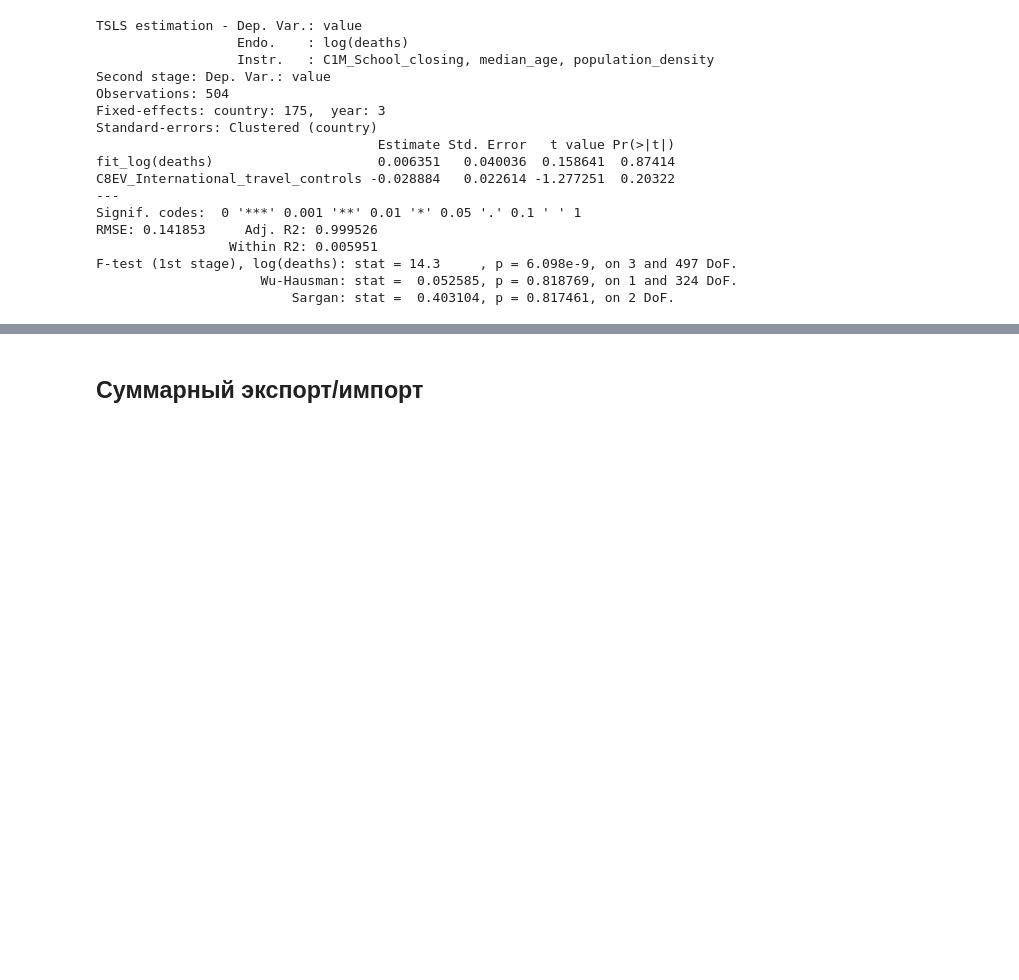
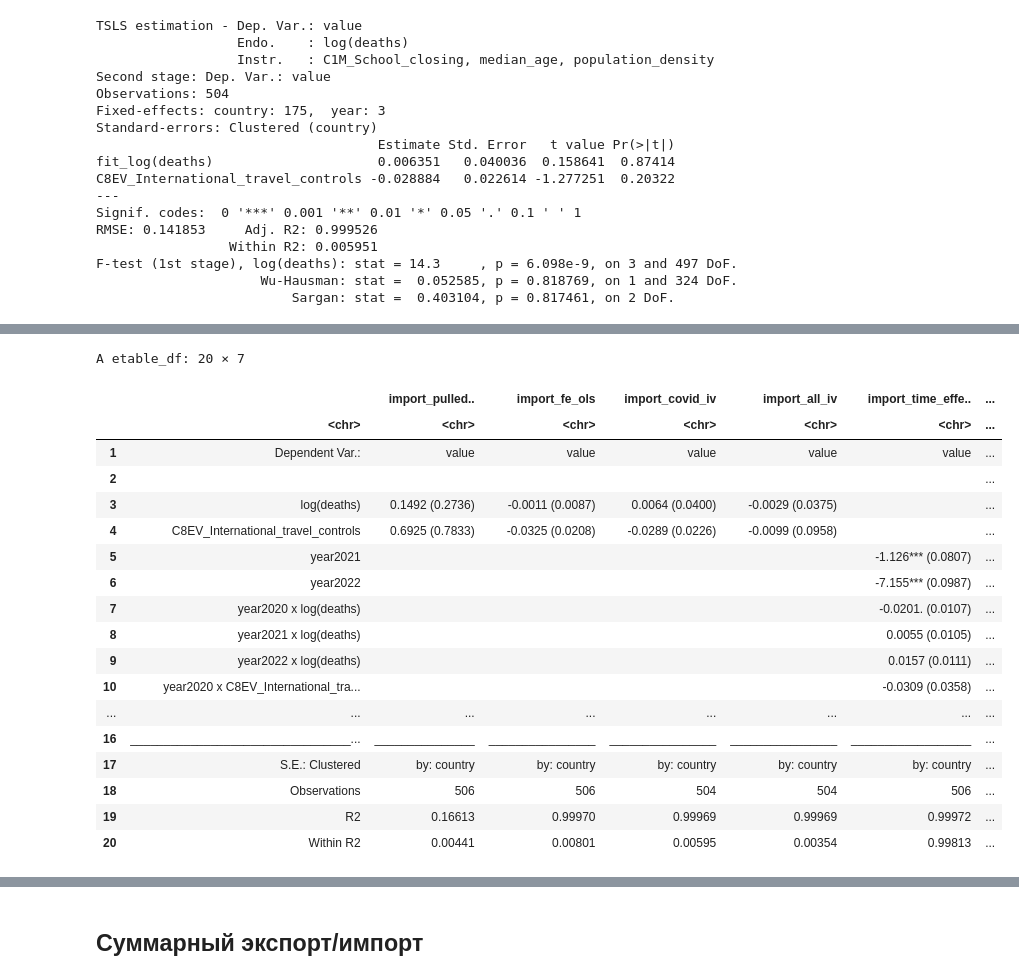
Before and after one commit to xan-d-or/thesis, a Jupyter notebook: analysis/hs0_fe_estimation.ipynb, the cells around one changed output, grey strips where cells are left out. Drawn from its saved outputs; the diff is of its cells as text; code cells hidden in the pictures; blank space fills up the shorter version.

```diff
--- a/analysis/hs0_fe_estimation.ipynb
+++ b/analysis/hs0_fe_estimation.ipynb
@@ -392,12 +422,12 @@ Signif. codes:  0 '***' 0.001 '**' 0.01 '*' 0.05 '.' 0.1 ' ' 1
 RMSE: 0.141505     Adj. R2: 0.999531
                  Within R2: 0.008014
 # %%
-
-import_m1_iv = feols(value ~ 1 +
- C8EV_International_travel_controls|country + year|
- log(deaths) ~  C1M_School_closing+median_age+population_density,
+# Тут всё экзогенно
+import_covid_iv = feols(value ~ 1 + C8EV_International_travel_controls|country + year|
+ log(deaths) ~ #H6M_Facial_Coverings+
+ C1M_School_closing+median_age+population_density,
  data = df)
-import_m1_iv %>% summary(vcov = ~country)
+import_covid_iv %>% summary(vcov = ~country)
 # %% [output]
 NOTE: 156 observations removed because of NA and infinite values (RHS: 126, IV: 74/130).
 TSLS estimation - Dep. Var.: value
@@ -417,3 +447,9 @@ RMSE: 0.141853     Adj. R2: 0.999526
 F-test (1st stage), log(deaths): stat = 14.3     , p = 6.098e-9, on 3 and 497 DoF.
                      Wu-Hausman: stat =  0.052585, p = 0.818769, on 1 and 324 DoF.
                          Sargan: stat =  0.403104, p = 0.817461, on 2 DoF.
+# %%
+import_all_iv = feols(value ~ 1 |country + year|
+ log(deaths) + C8EV_International_travel_controls ~ #H6M_Facial_Coverings+
+ C1M_School_closing+median_age+population_density,
+ data = df)
+import_all_iv %>% summary(vcov = ~country)
@@ -420,8 +476,11 @@ F-test (1st stage), log(deaths): stat = 14.3     , p = 6.098e-9, on 3 and 497 Do
 # %%
 # Гетерогенность во времени
-import_m2 = feols(value ~ year/log(deaths) + year/C8EV_International_travel_controls| country,
+import_time_effects = feols(value ~ year/log(deaths) + year/C8EV_International_travel_controls| country,
  data = df)
-import_m2 %>% summary(vcov = ~country)
+import_time_effects %>% summary(vcov = ~country)
+
+feols(value ~ year/log(deaths) + C8EV_International_travel_controls| country,
+ data = df) %>% summary(vcov = ~country)
 # %% [output]
 NOTE: 154 observations removed because of NA and infinite values (RHS: 154).
 OLS estimation, Dep. Var.: value
@@ -488,0 +521,9 @@ A etable_df: 20 × 5
+# %%
+# Гетерогенность во времени
+import_covid_time_effects = feols(value ~ year/log(deaths)| country,
+ data = df)
+import_covid_time_effects %>% summary(vcov = ~country)
+# Ядро крашится почему-то
+# feols(value ~ 1| country|
+# year/log(deaths)~C1M_School_closing+median_age+population_density,
+#  data = df) %>% summary(vcov = ~country)
@@ -488,0 +546,25 @@ A etable_df: 20 × 5
+# %%
+# Здесь это точно не осмысленно использовать кластеризацию по годам.
+# С кластеризацией по странам есть значимость только у ограничений на поездки.
+# На инструменты пока смотреть не стоит, потому что они слабые.
+etable(import_pulled_ols, import_fe_ols, import_covid_iv, import_all_iv, import_time_effects, import_covid_time_effects, vcov = ~country)
+# %% [output]
+A etable_df: 20 × 7
+|  |  | import_pulled.. | import_fe_ols | import_covid_iv | import_all_iv | import_time_effe.. | ... |
+|  | <chr> | <chr> | <chr> | <chr> | <chr> | <chr> | ... |
+| 1 | Dependent Var.: | value | value | value | value | value | ... |
+| 2 |  |  |  |  |  |  | ... |
+| 3 | log(deaths) | 0.1492 (0.2736) | -0.0011 (0.0087) | 0.0064 (0.0400) | -0.0029 (0.0375) |  | ... |
+| 4 | C8EV_International_travel_controls | 0.6925 (0.7833) | -0.0325 (0.0208) | -0.0289 (0.0226) | -0.0099 (0.0958) |  | ... |
+| 5 | year2021 |  |  |  |  | -1.126*** (0.0807) | ... |
+| 6 | year2022 |  |  |  |  | -7.155*** (0.0987) | ... |
+| 7 | year2020 x log(deaths) |  |  |  |  | -0.0201. (0.0107) | ... |
+| 8 | year2021 x log(deaths) |  |  |  |  | 0.0055 (0.0105) | ... |
+| 9 | year2022 x log(deaths) |  |  |  |  | 0.0157 (0.0111) | ... |
+| 10 | year2020 x C8EV_International_tra... |  |  |  |  | -0.0309 (0.0358) | ... |
+| ... | ... | ... | ... | ... | ... | ... | ... |
+| 16 | _________________________________... | _______________ | ________________ | ________________ | ________________ | __________________ | ... |
+| 17 | S.E.: Clustered | by: country | by: country | by: country | by: country | by: country | ... |
+| 18 | Observations | 506 | 506 | 504 | 504 | 506 | ... |
+| 19 | R2 | 0.16613 | 0.99970 | 0.99969 | 0.99969 | 0.99972 | ... |
+| 20 | Within R2 | 0.00441 | 0.00801 | 0.00595 | 0.00354 | 0.99813 | ... |
```
Also changed, not shown: parts of 27 cells of this notebook, 1 other file.
